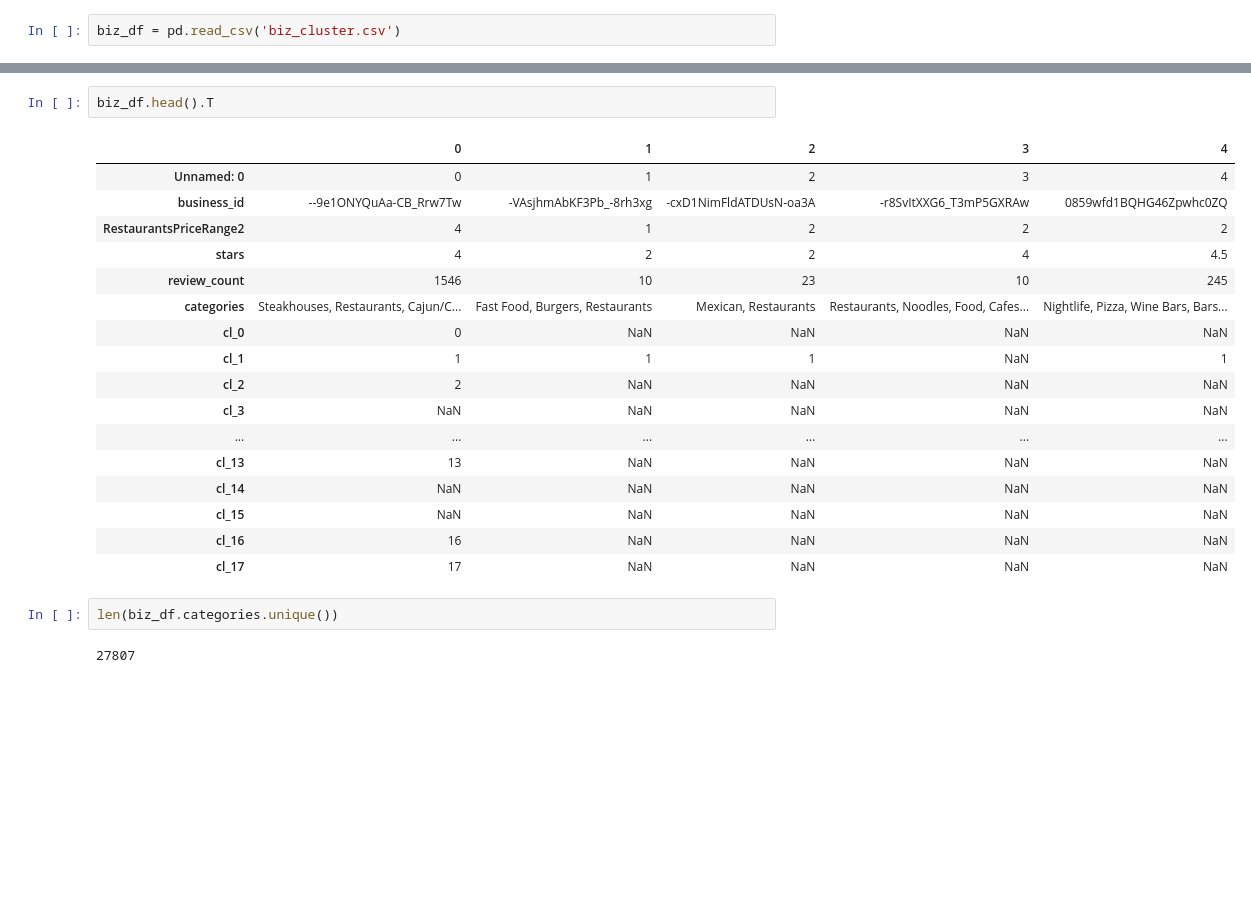
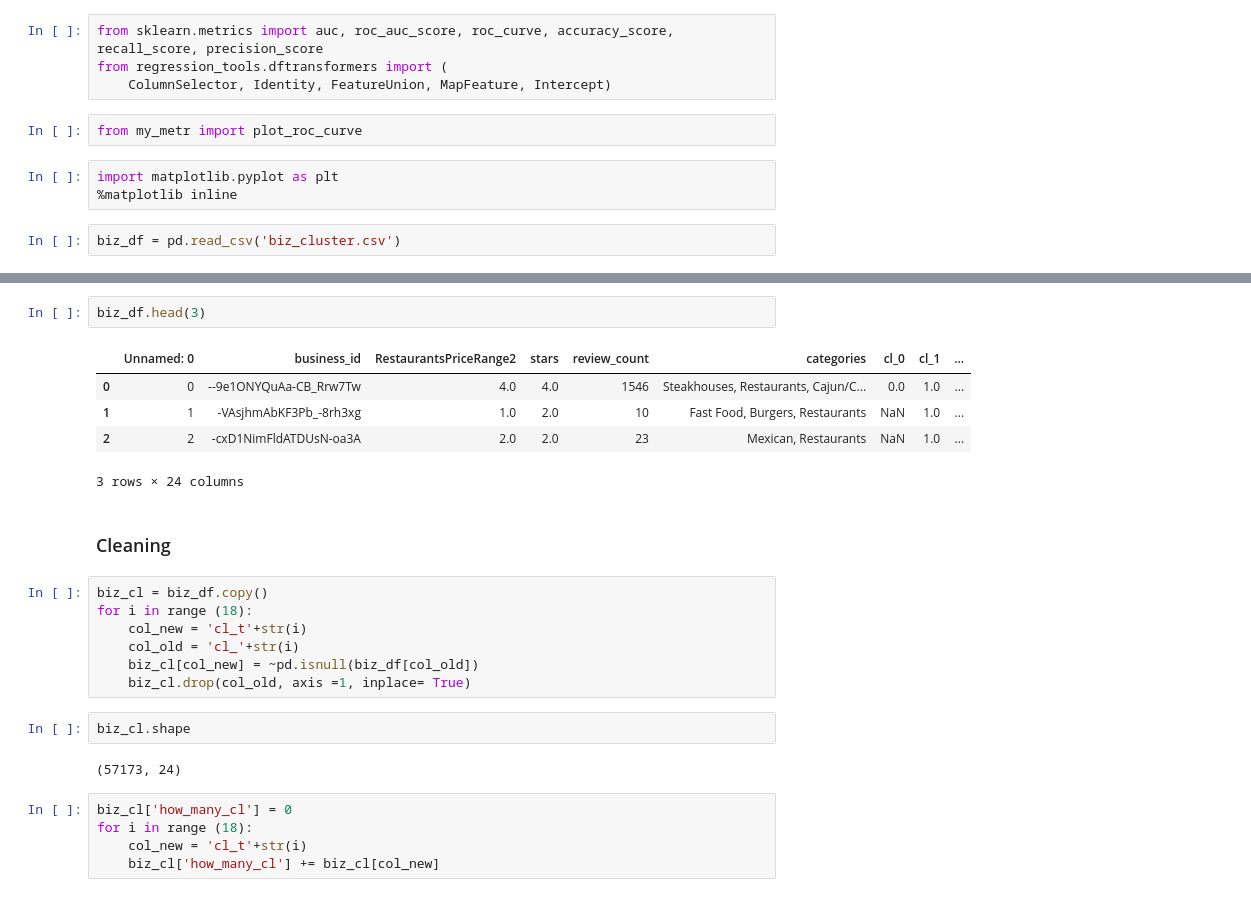
Before and after one commit to Myau5x/anti-recommender, a Jupyter notebook: predicting_cluster.ipynb, the cells around one changed output, grey strips where cells are left out. Saved outputs shown, nothing was run; the diff lists cells and outputs as text; blank space fills up the shorter version.

```diff
--- a/predicting_cluster.ipynb
+++ b/predicting_cluster.ipynb
@@ -3,3 +7,12 @@ import pandas as pd
+# %%
+from sklearn.metrics import auc, roc_auc_score, roc_curve, accuracy_score,  recall_score, precision_score
+from regression_tools.dftransformers import (
+    ColumnSelector, Identity, FeatureUnion, MapFeature, Intercept)
+# %%
+from my_metr import plot_roc_curve
+# %%
+import matplotlib.pyplot as plt
+%matplotlib inline
 # %%
 biz_df = pd.read_csv('biz_cluster.csv')
 # %%
@@ -23,26 +36,28 @@ cl_17                     1397 non-null float64
 dtypes: float64(20), int64(2), object(2)
 memory usage: 10.5+ MB
 # %%
-biz_df.head().T
+biz_df.head(3)
 # %% [output]
-|  | 0 | 1 | 2 | 3 | 4 |
-| Unnamed: 0 | 0 | 1 | 2 | 3 | 4 |
-| business_id | --9e1ONYQuAa-CB_Rrw7Tw | -VAsjhmAbKF3Pb_-8rh3xg | -cxD1NimFldATDUsN-oa3A | -r8SvItXXG6_T3mP5GXRAw | 0859wfd1BQHG46Zpwhc0ZQ |
-| RestaurantsPriceRange2 | 4 | 1 | 2 | 2 | 2 |
-| stars | 4 | 2 | 2 | 4 | 4.5 |
-| review_count | 1546 | 10 | 23 | 10 | 245 |
-| categories | Steakhouses, Restaurants, Cajun/C... | Fast Food, Burgers, Restaurants | Mexican, Restaurants | Restaurants, Noodles, Food, Cafes... | Nightlife, Pizza, Wine Bars, Bars... |
-| cl_0 | 0 | NaN | NaN | NaN | NaN |
-| cl_1 | 1 | 1 | 1 | NaN | 1 |
-| cl_2 | 2 | NaN | NaN | NaN | NaN |
-| cl_3 | NaN | NaN | NaN | NaN | NaN |
-| ... | ... | ... | ... | ... | ... |
-| cl_13 | 13 | NaN | NaN | NaN | NaN |
-| cl_14 | NaN | NaN | NaN | NaN | NaN |
-| cl_15 | NaN | NaN | NaN | NaN | NaN |
-| cl_16 | 16 | NaN | NaN | NaN | NaN |
-| cl_17 | 17 | NaN | NaN | NaN | NaN |
+|  | Unnamed: 0 | business_id | RestaurantsPriceRange2 | stars | review_count | categories | cl_0 | cl_1 | ... |
+| 0 | 0 | --9e1ONYQuAa-CB_Rrw7Tw | 4.0 | 4.0 | 1546 | Steakhouses, Restaurants, Cajun/C... | 0.0 | 1.0 | ... |
+| 1 | 1 | -VAsjhmAbKF3Pb_-8rh3xg | 1.0 | 2.0 | 10 | Fast Food, Burgers, Restaurants | NaN | 1.0 | ... |
+| 2 | 2 | -cxD1NimFldATDUsN-oa3A | 2.0 | 2.0 | 23 | Mexican, Restaurants | NaN | 1.0 | ... |
+3 rows × 24 columns
-# %%
-len(biz_df.categories.unique())
-# %% [output]
-27807
+# %% [markdown]
+### Cleaning
+# %%
+biz_cl = biz_df.copy()
+for i in range (18):
+    col_new = 'cl_t'+str(i)
+    col_old = 'cl_'+str(i)
+    biz_cl[col_new] = ~pd.isnull(biz_df[col_old])
+    biz_cl.drop(col_old, axis =1, inplace= True)
+# %%
+biz_cl.shape
+# %% [output]
+(57173, 24)
+# %%
+biz_cl['how_many_cl'] = 0
+for i in range (18):
+    col_new = 'cl_t'+str(i)
+    biz_cl['how_many_cl'] += biz_cl[col_new]
```
Also changed, not shown: parts of 49 cells of this notebook, 2 other files.
